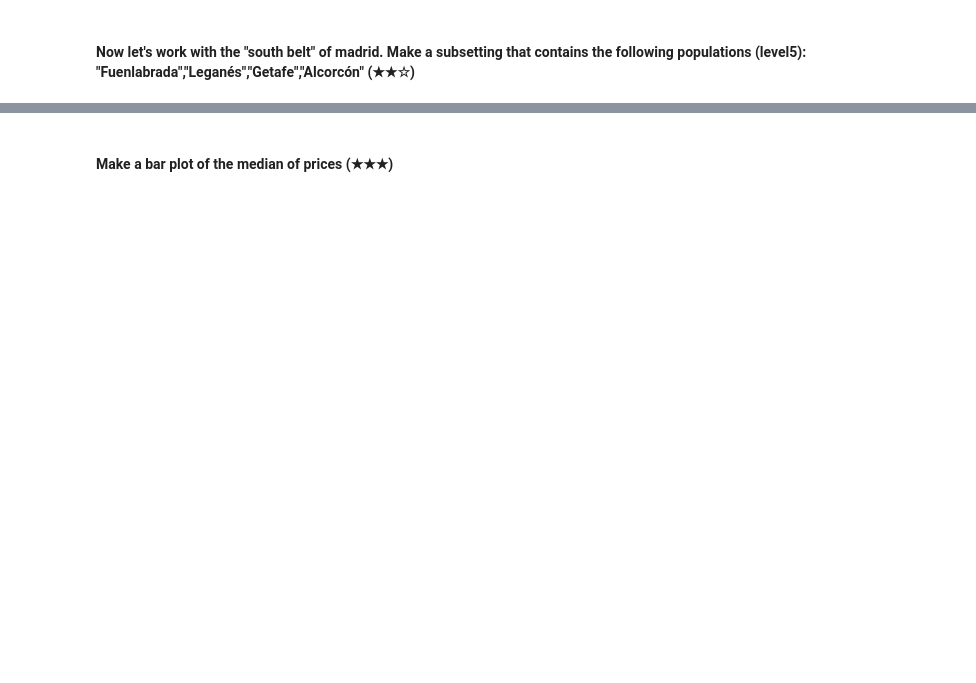
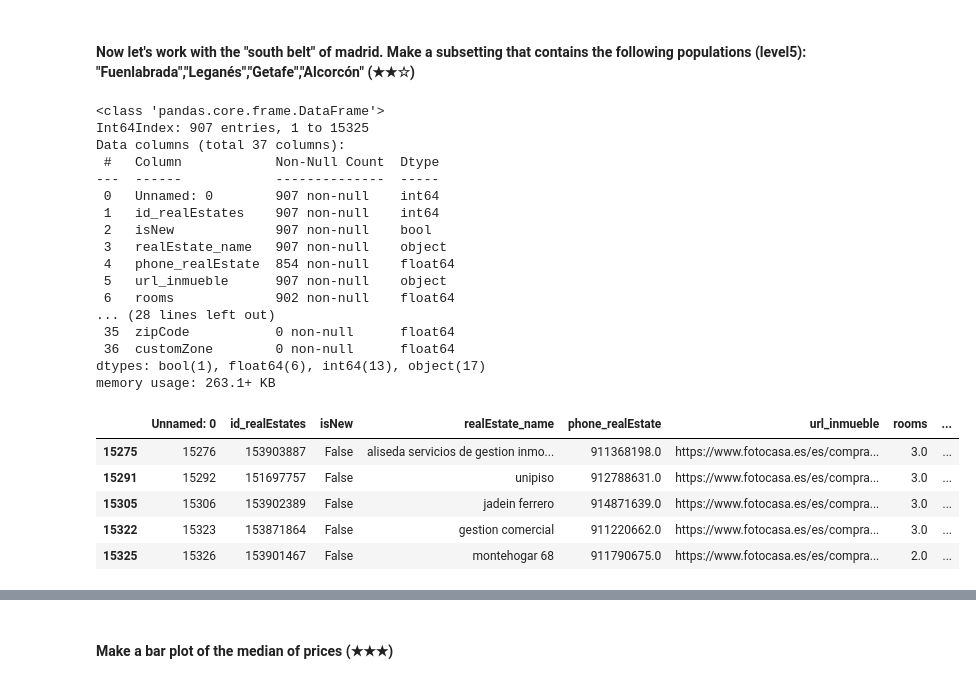
Before and after one commit to xalejandrow/realestate-datacleanup-exercise, a Jupyter notebook: project.ipynb, the cells around one changed output, grey strips where cells are left out. Saved outputs shown, nothing was run; the diff lists cells and outputs as text; code cells hidden in the pictures; blank space fills up the shorter version.

```diff
--- a/project.ipynb
+++ b/project.ipynb
@@ -343,2 +343,32 @@ plt.show()
 # %% [markdown]
 #### Now let's work with the "south belt" of madrid. Make a subsetting that contains the following populations (level5): "Fuenlabrada","Leganés","Getafe","Alcorcón" (★★☆)
+# %%
+pop_serie = ["Fuenlabrada","Leganés","Getafe","Alcorcón"]
+df_sub = df.loc[df['level5'].isin(pop_serie)]
+pd.set_option('display.max_columns', None)
+df_sub.info()
+df_sub.tail(5)
+# %% [output]
+<class 'pandas.core.frame.DataFrame'>
+Int64Index: 907 entries, 1 to 15325
+Data columns (total 37 columns):
+ #   Column            Non-Null Count  Dtype
+---  ------            --------------  -----
+ 0   Unnamed: 0        907 non-null    int64
+ 1   id_realEstates    907 non-null    int64
+ 2   isNew             907 non-null    bool
+ 3   realEstate_name   907 non-null    object
+ 4   phone_realEstate  854 non-null    float64
+ 5   url_inmueble      907 non-null    object
+ 6   rooms             902 non-null    float64
+... (28 lines left out)
+ 35  zipCode           0 non-null      float64
+ 36  customZone        0 non-null      float64
+dtypes: bool(1), float64(6), int64(13), object(17)
+memory usage: 263.1+ KB
+|  | Unnamed: 0 | id_realEstates | isNew | realEstate_name | phone_realEstate | url_inmueble | rooms | ... |
+| 15275 | 15276 | 153903887 | False | aliseda servicios de gestion inmo... | 911368198.0 | https://www.fotocasa.es/es/compra... | 3.0 | ... |
+| 15291 | 15292 | 151697757 | False | unipiso | 912788631.0 | https://www.fotocasa.es/es/compra... | 3.0 | ... |
+| 15305 | 15306 | 153902389 | False | jadein ferrero | 914871639.0 | https://www.fotocasa.es/es/compra... | 3.0 | ... |
+| 15322 | 15323 | 153871864 | False | gestion comercial | 911220662.0 | https://www.fotocasa.es/es/compra... | 3.0 | ... |
+| 15325 | 15326 | 153901467 | False | montehogar 68 | 911790675.0 | https://www.fotocasa.es/es/compra... | 2.0 | ... |
```
Also changed, not shown: parts of 8 cells of this notebook.
